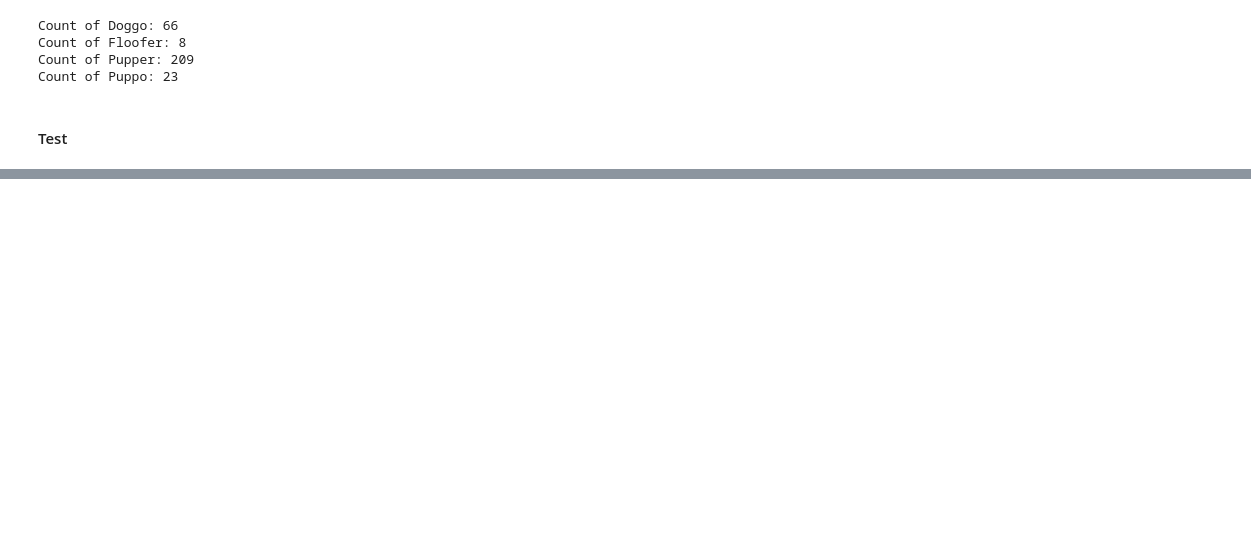
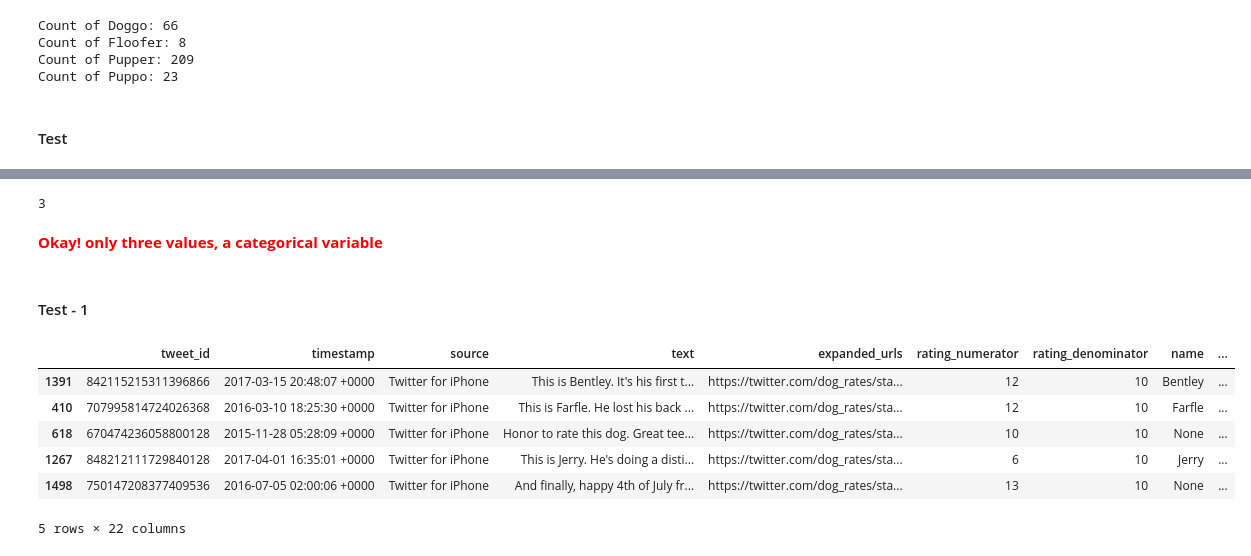
Before and after one commit to saikn85/Wrangle_WeRateDogs, a Jupyter notebook: wrangle_act.ipynb, the cells around one changed output, grey strips where cells are left out. Saved outputs shown, nothing was run; the diff lists cells and outputs as text; code cells hidden in the pictures; blank space fills up the shorter version.

```diff
--- a/wrangle_act.ipynb
+++ b/wrangle_act.ipynb
@@ -631,0 +641,24 @@ assert puppo == master_copy.dog_class.value_counts()['puppo'], "Some entries are
+# %%
+# Checking source column
+master_copy.source.nunique()
+# %% [output]
+3
+# %% [markdown]
+**<span style="color: red">Okay! only three values, a categorical variable</span>**
+# %%
+import re
+# assiging unique values to source.
+master_copy['source'] = master_copy['source'].apply(lambda x: re.findall(r'>(.*)<', x)[0])
+# %% [markdown]
+####  Test - 1
+# %%
+# taking a look at sample of 5 rows
+master_copy.sample(5)
+# %% [output]
+|  | tweet_id | timestamp | source | text | expanded_urls | rating_numerator | rating_denominator | name | ... |
+| 1391 | 842115215311396866 | 2017-03-15 20:48:07 +0000 | Twitter for iPhone | This is Bentley. It's his first t... | https://twitter.com/dog_rates/sta... | 12 | 10 | Bentley | ... |
+| 410 | 707995814724026368 | 2016-03-10 18:25:30 +0000 | Twitter for iPhone | This is Farfle. He lost his back ... | https://twitter.com/dog_rates/sta... | 12 | 10 | Farfle | ... |
+| 618 | 670474236058800128 | 2015-11-28 05:28:09 +0000 | Twitter for iPhone | Honor to rate this dog. Great tee... | https://twitter.com/dog_rates/sta... | 10 | 10 | None | ... |
+| 1267 | 848212111729840128 | 2017-04-01 16:35:01 +0000 | Twitter for iPhone | This is Jerry. He's doing a disti... | https://twitter.com/dog_rates/sta... | 6 | 10 | Jerry | ... |
+| 1498 | 750147208377409536 | 2016-07-05 02:00:06 +0000 | Twitter for iPhone | And finally, happy 4th of July fr... | https://twitter.com/dog_rates/sta... | 13 | 10 | None | ... |
+5 rows × 22 columns
```
Also changed, not shown: parts of 7 cells of this notebook.
